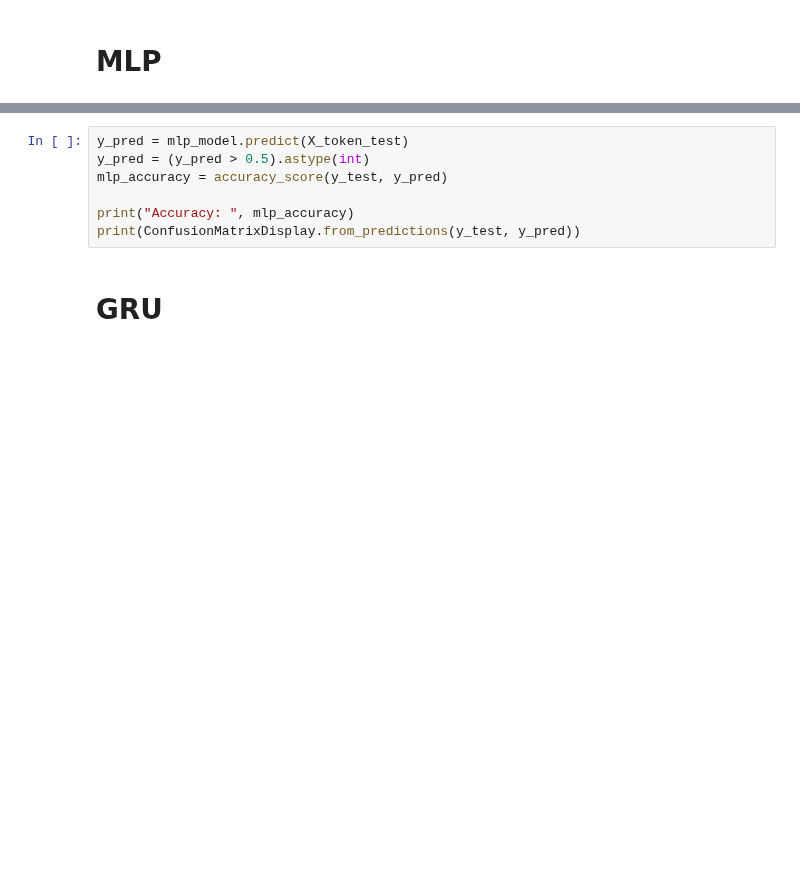
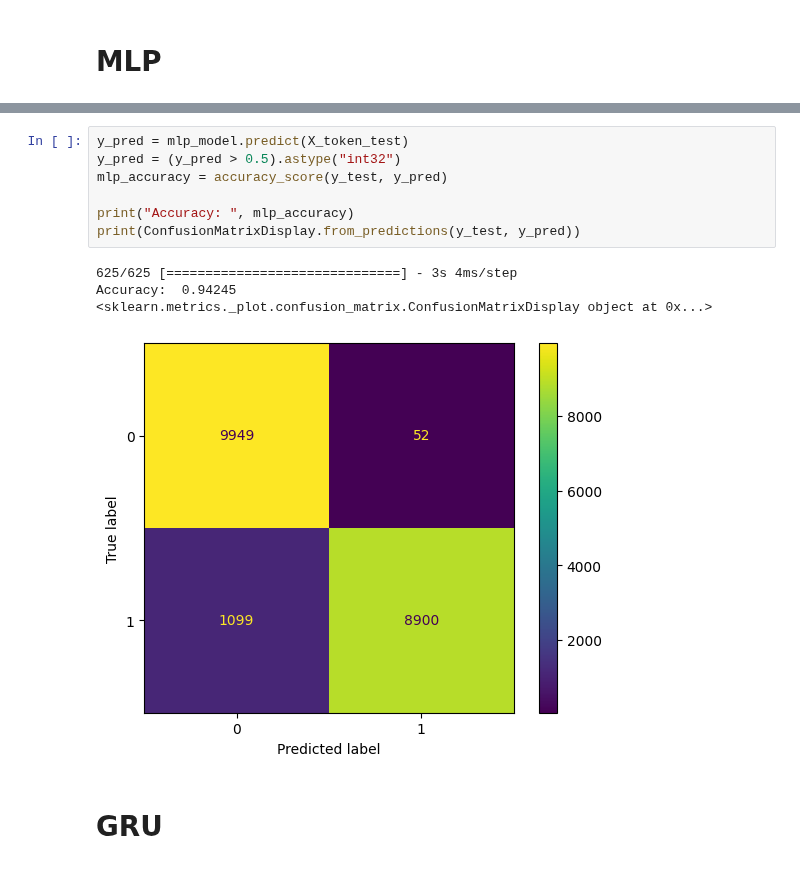
Before and after one commit to ljrn8/quick-notebooks, a Jupyter notebook: ab_resistance_genes.ipynb, the cells around one changed output, grey strips where cells are left out. Cells and saved outputs as stored; diff of their text form; blank space fills up the shorter version.

```diff
--- a/ab_resistance_genes.ipynb
+++ b/ab_resistance_genes.ipynb
@@ -199,10 +237,15 @@ pd.DataFrame(mlp_history.history)[['accuracy', 'val_accuracy']].plot()
 # %%
 y_pred = mlp_model.predict(X_token_test)
-y_pred = (y_pred > 0.5).astype(int)
+y_pred = (y_pred > 0.5).astype("int32")
 mlp_accuracy = accuracy_score(y_test, y_pred)
 
 print("Accuracy: ", mlp_accuracy)
 print(ConfusionMatrixDisplay.from_predictions(y_test, y_pred))
+# %% [output]
+625/625 [==============================] - 3s 4ms/step
+Accuracy:  0.94245
+<sklearn.metrics._plot.confusion_matrix.ConfusionMatrixDisplay object at 0x...>
+[figure, added]
 # %% [markdown]
 # GRU
 # %%
```
Also changed, not shown: parts of 15 cells of this notebook.
